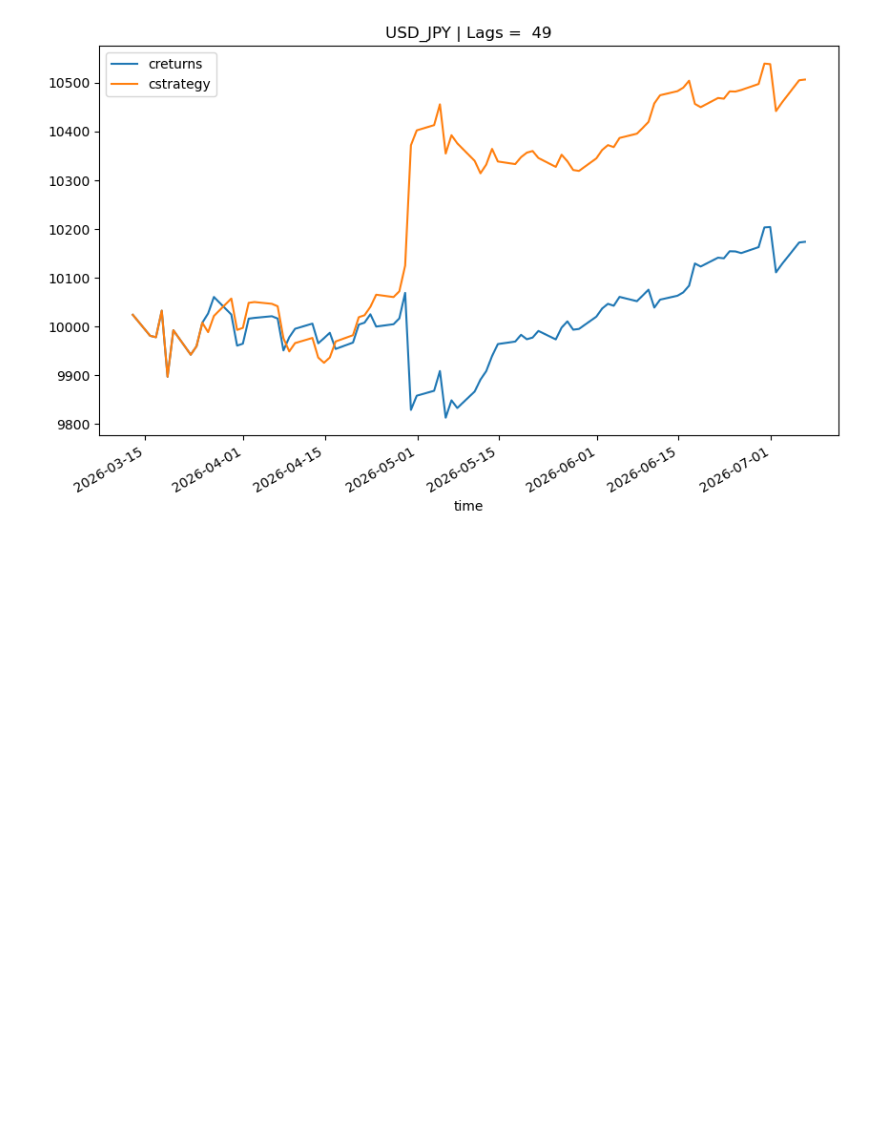
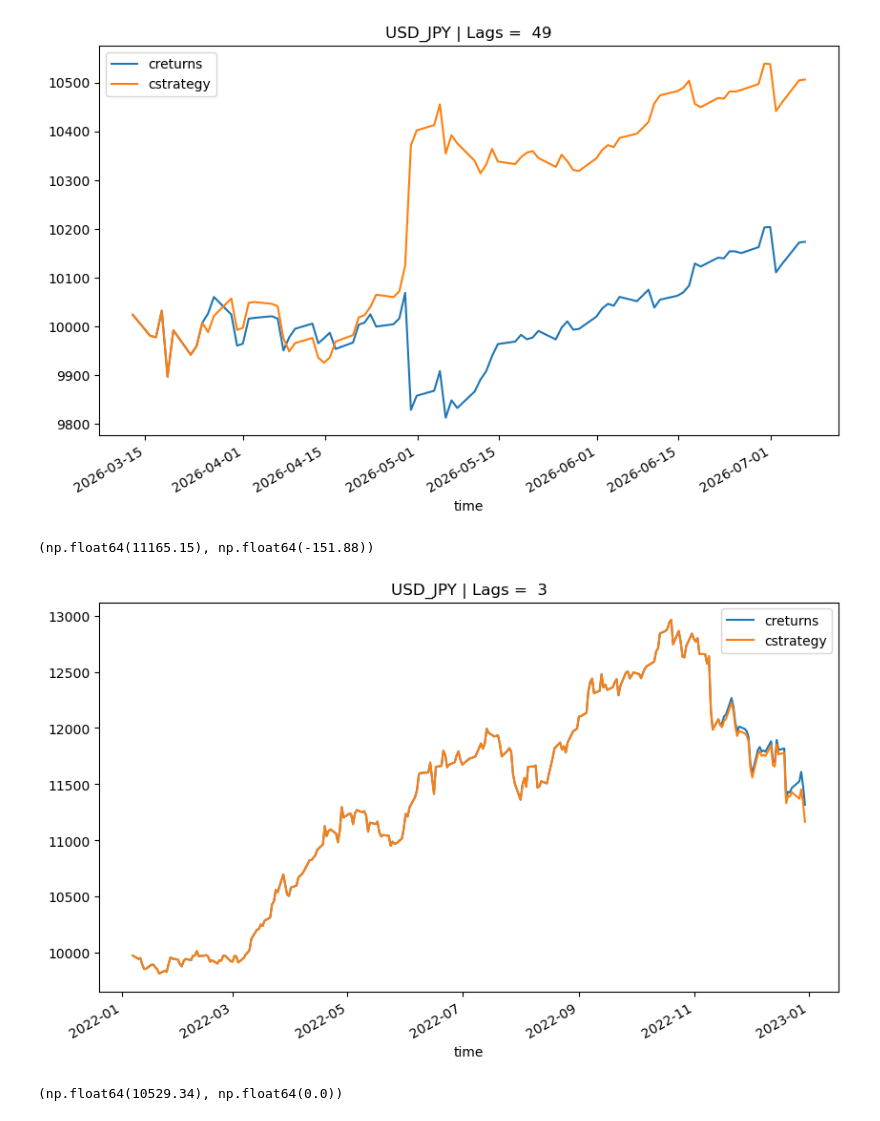
Before and after one commit to monchan-new/pyalgo-project, a Jupyter notebook: src/5.2.4_OANDA.ipynb, the cells around one changed output. Drawn from its saved outputs; the diff is of its cells as text; code cells hidden in the pictures; blank space fills up the shorter version.

```diff
--- a/src/5.2.4_OANDA.ipynb
+++ b/src/5.2.4_OANDA.ipynb
@@ -87,3 +87,20 @@ scibt.run_strategy('2020-1-1', '2025-12-31',
 scibt.plot_results()
 # %% [output]
 [figure]
+# %%
+scibt = SCI.ScikitVectorBacktester('USD_JPY', '2021-12-1',
+                                    '2022-12-31', 10000, model='logistic')
+# %%
+scibt.run_strategy('2022-1-1', '2022-12-31',
+                   '2022-1-1', '2022-12-31')
+# %% [output]
+(np.float64(11165.15), np.float64(-151.88))
+# %%
+scibt.plot_results()
+# %% [output]
+[figure, added]
+# %%
+scibt.run_strategy('2022-2-1', '2022-9-9',
+                   '2022-9-5', '2022-10-20')
+# %% [output]
+(np.float64(10529.34), np.float64(0.0))
```
Also changed, not shown: parts of 6 cells of this notebook, 7 other files.
